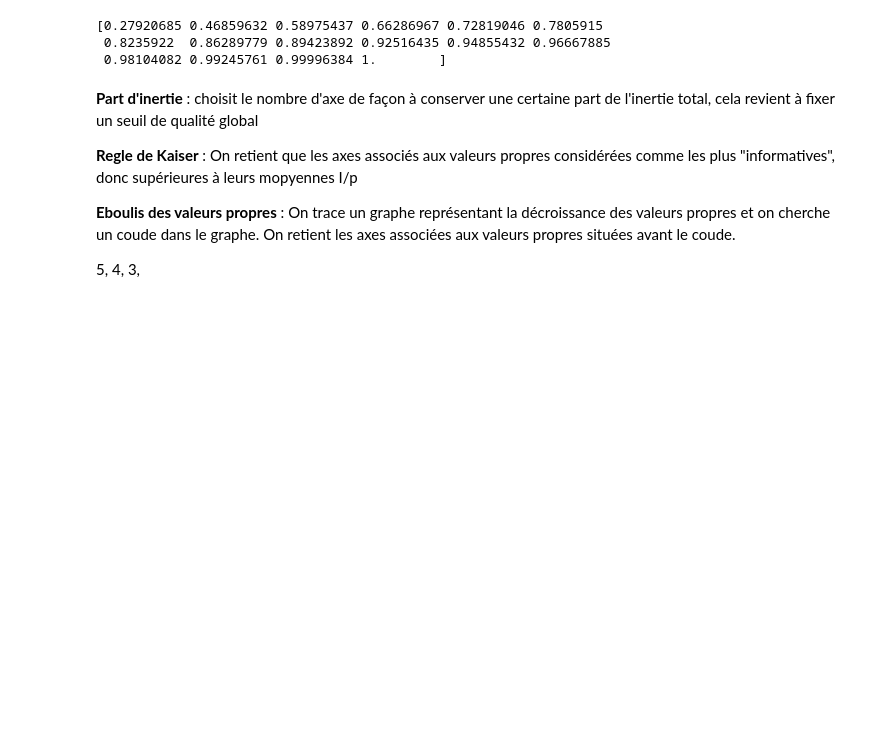
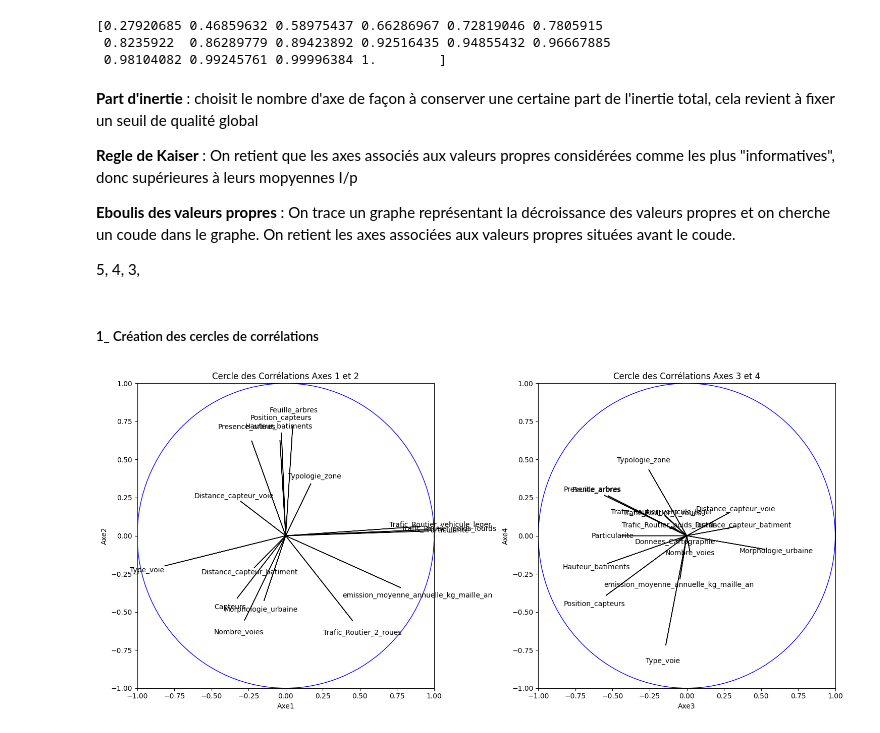
Before and after one commit to TLeandre/Categorisation-de-capteurs-de-pollution, a Jupyter notebook: scripts/Projet_Odata.ipynb, the cells around one changed output. Drawn from its saved outputs; the diff is of its cells as text; code cells hidden in the pictures; blank space fills up the shorter version.

```diff
--- a/scripts/Projet_Odata.ipynb
+++ b/scripts/Projet_Odata.ipynb
@@ -475,3 +470,49 @@ print(np.cumsum(pca.explained_variance_ratio_))
 5, 4, 3,
 # %%
 ## ACP sur uniquement 4 composant
+# %%
+pca = PCA(n_components=4)
+Z_acp = pca.fit_transform(Y_acp)
+# %% [markdown]
+##### 1_ Création des cercles de corrélations
+# %%
+valeurs_propres = pca.explained_variance_ #valeurs propres
+vecteurs_propres = pca.components_ #vecteurs propres
+
+correlations = np.zeros((pca.n_components_, len(env_colonnes)-1))
+for i in range(pca.n_components_):
+    for y in range(len(env_colonnes)-1): # car on a garder index
+        correlations[i,y] = np.sqrt(valeurs_propres[i]) * vecteurs_propres[i, y]
+# %%
+# Créer une figure avec une grille de sous-graphiques (1 ligne, 2 colonnes)
+fig, axs = plt.subplots(1, 2, figsize=(15, 7))
+
+# Tracer le cercle de corrélation pour les composantes 1 et 2
+axs[0].add_artist(plt.Circle((0, 0), 1, fill=False, color='b'))
+for i in range(len(correlations[0])):
+    axs[0].arrow(0, 0, correlations[0, i], correlations[1, i], label=env_colonnes[i])
+    axs[0].text(correlations[0, i] * 1.15, correlations[1, i] * 1.15, f"{env_colonnes[i]}", ha='center', va='center')
+axs[0].set_xlabel('Axe1')
+axs[0].set_ylabel('Axe2')
+axs[0].set_xlim(-1, 1)
+axs[0].set_ylim(-1, 1)
+axs[0].set_title('Cercle des Corrélations Axes 1 et 2')
+
+# Tracer le cercle de corrélation pour les composantes 3 et 4
+axs[1].add_artist(plt.Circle((0, 0), 1, fill=False, color='b'))
+for i in range(len(correlations[2])):
+    axs[1].arrow(0, 0, correlations[2, i], correlations[3, i], label=env_colonnes[i+1])
+    axs[1].text(correlations[2, i] * 1.15, correlations[3, i] * 1.15, f"{env_colonnes[i+1]}", ha='center', va='center')
+axs[1].set_xlabel('Axe3')
+axs[1].set_ylabel('Axe4')
+axs[1].set_xlim(-1, 1)
+axs[1].set_ylim(-1, 1)
+axs[1].set_title('Cercle des Corrélations Axes 3 et 4')
+
+# Ajuster l'espacement entre les sous-graphiques
+plt.tight_layout()
+
+# Afficher la figure
+plt.show()
+# %% [output]
+[figure, added]
```
Also changed, not shown: parts of 17 cells of this notebook, 1 other file.
